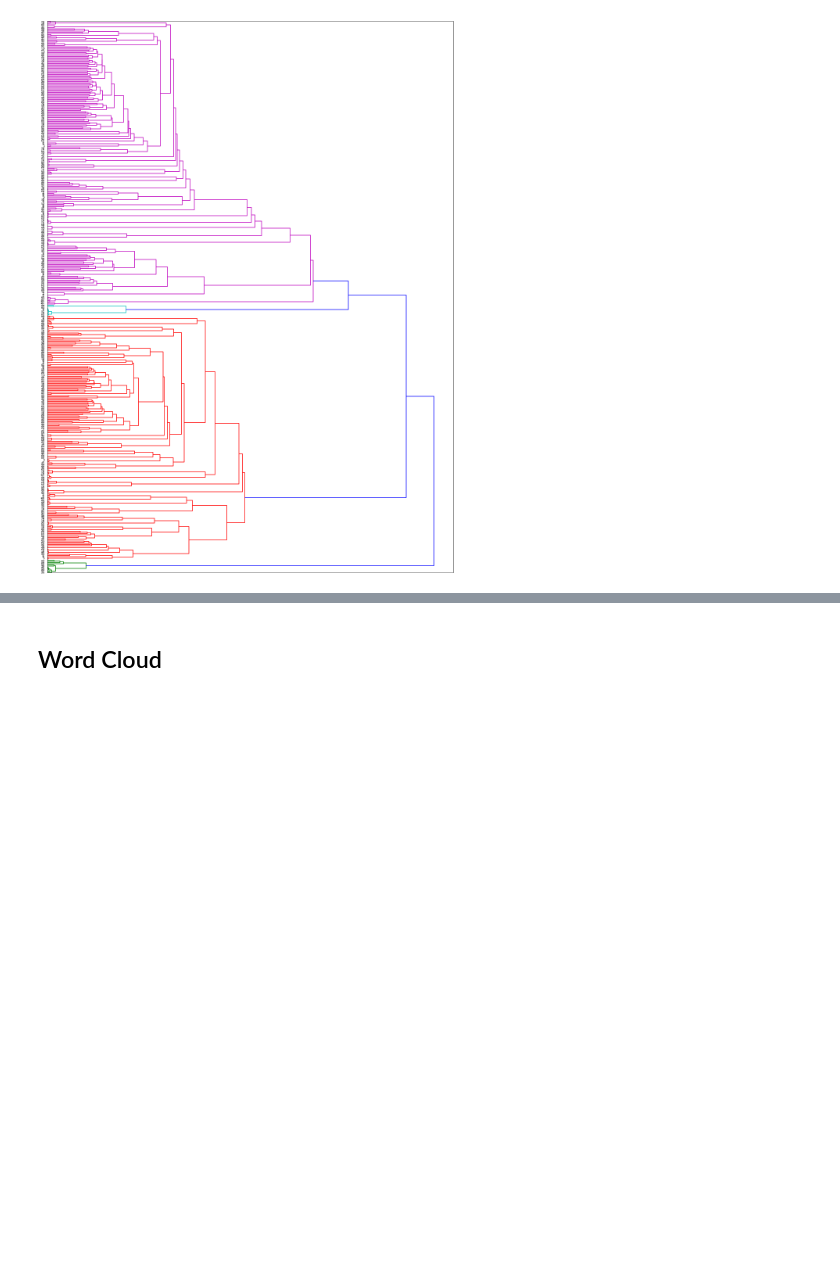
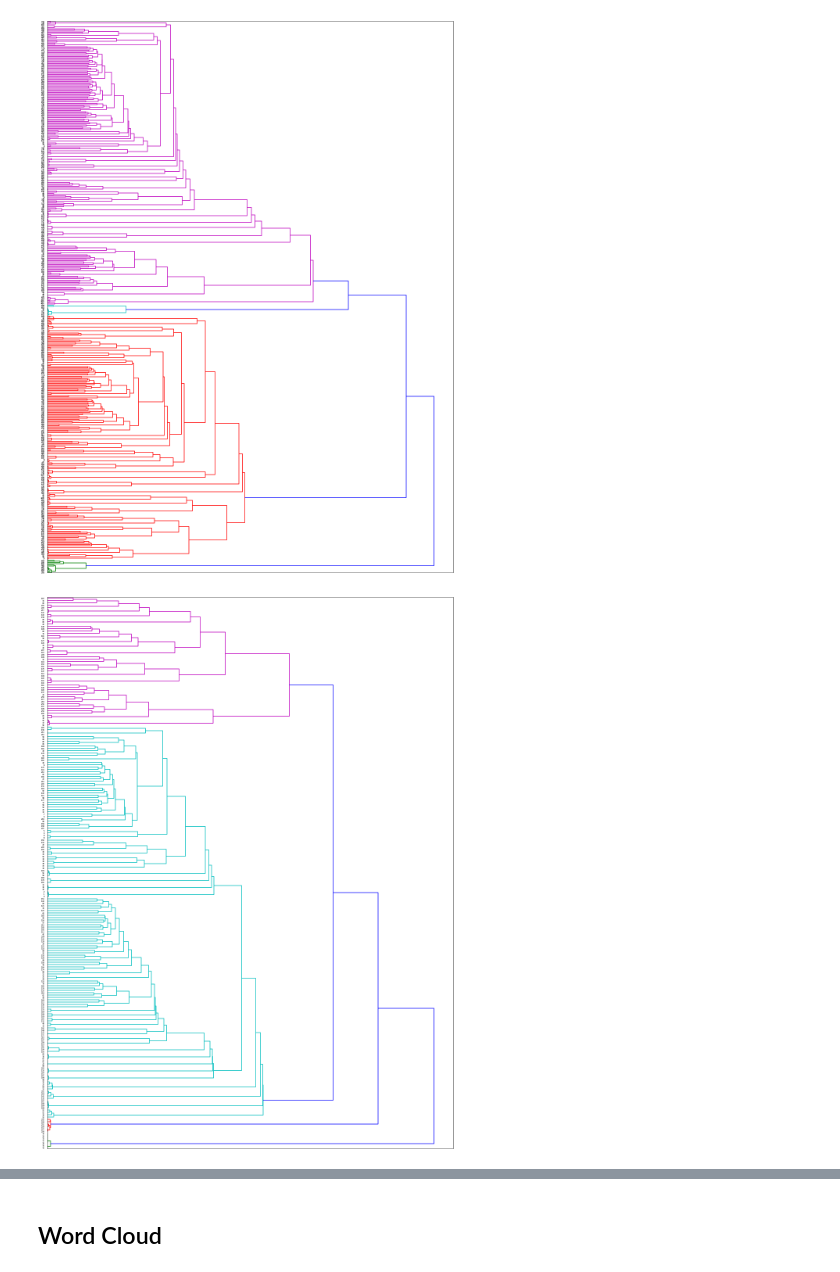
Before and after one commit to KennethThNg/Project, a Jupyter notebook: src/data_exploration.ipynb, the cells around one changed output, grey strips where cells are left out. Drawn from its saved outputs; the diff is of its cells as text; code cells hidden in the pictures; blank space fills up the shorter version.

```diff
--- a/src/data_exploration.ipynb
+++ b/src/data_exploration.ipynb
@@ -955,3 +948,7 @@ plot_dendogram('central_asia')
 plot_dendogram('far_east')
 # %% [output]
 [figure]
+# %%
+plot_dendogram('russia')
+# %% [output]
+[figure, added]
```
Also changed, not shown: parts of 23 cells of this notebook.
